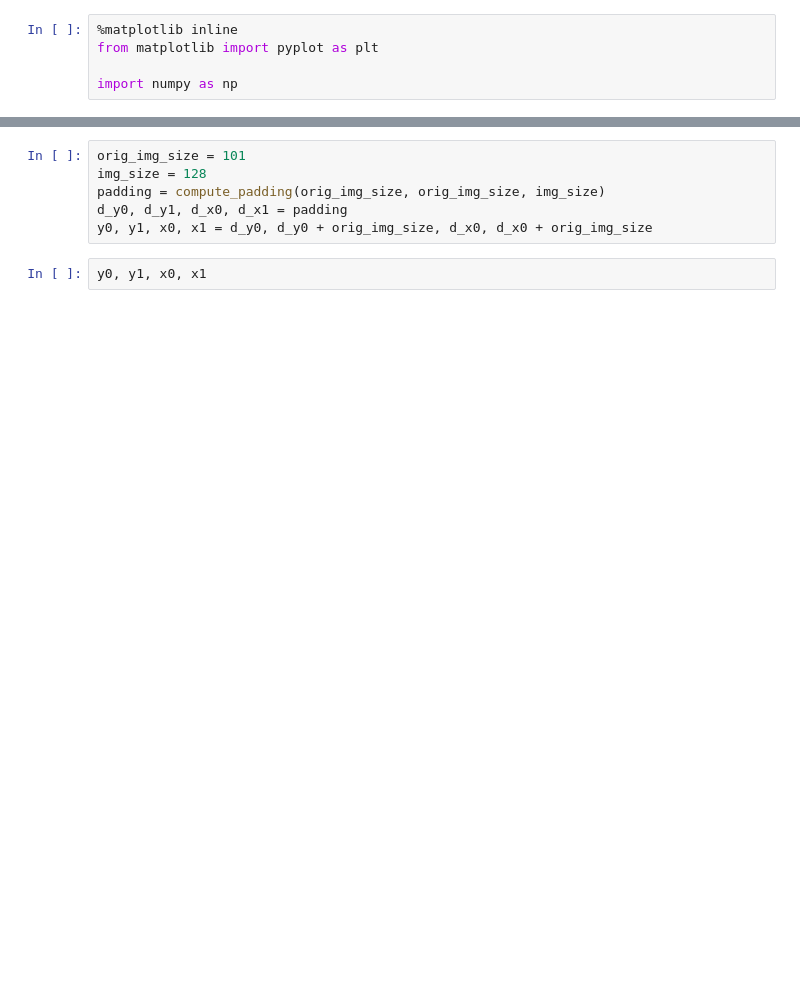
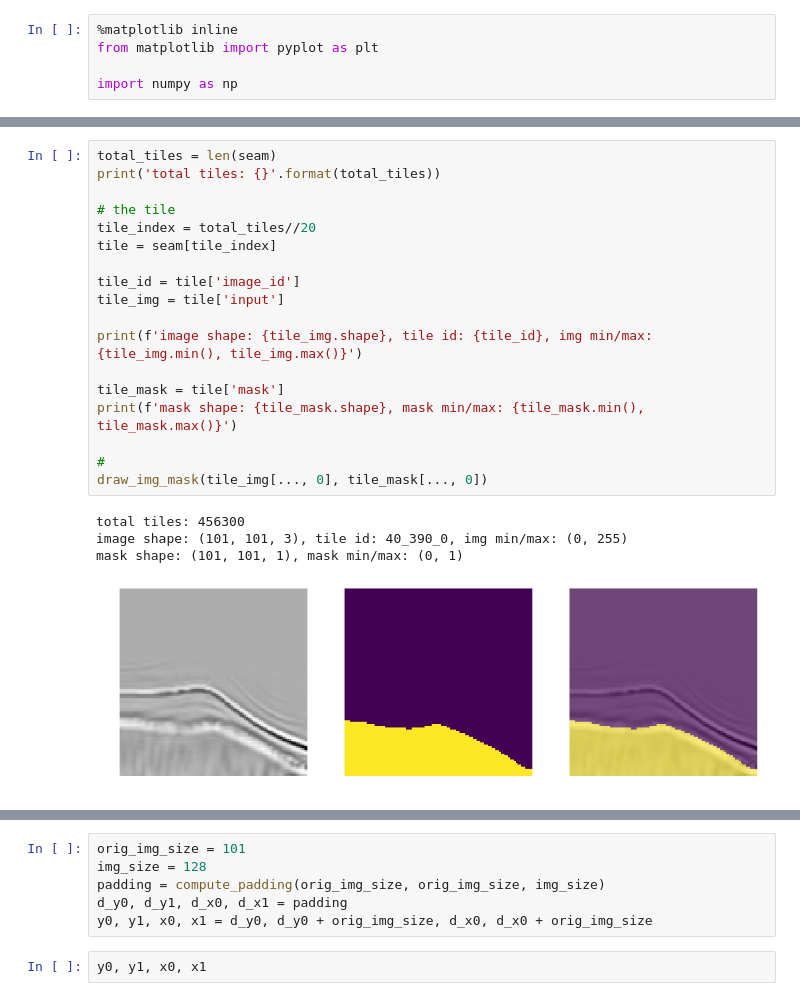
Before and after one commit to lonestar686/pytorch-saltnet, a Jupyter notebook: predict_seam.ipynb, the cells around one changed output, grey strips where cells are left out. Saved outputs shown, nothing was run; the diff lists cells and outputs as text; blank space fills up the shorter version.

```diff
--- a/predict_seam.ipynb
+++ b/predict_seam.ipynb
@@ -91,0 +94,23 @@ image shape: (751, 1001, 876), volume shape: (751, 1001, 876)
+# %%
+total_tiles = len(seam)
+print('total tiles: {}'.format(total_tiles))
+
+# the tile
+tile_index = total_tiles//20
+tile = seam[tile_index]
+
+tile_id = tile['image_id']
+tile_img = tile['input']
+
+print(f'image shape: {tile_img.shape}, tile id: {tile_id}, img min/max: {tile_img.min(), tile_img.max()}')
+
+tile_mask = tile['mask']
+print(f'mask shape: {tile_mask.shape}, mask min/max: {tile_mask.min(), tile_mask.max()}')
+
+#
+draw_img_mask(tile_img[..., 0], tile_mask[..., 0])
+# %% [output]
+total tiles: 456300
+image shape: (101, 101, 3), tile id: 40_390_0, img min/max: (0, 255)
+mask shape: (101, 101, 1), mask min/max: (0, 1)
+[figure, added]
```
Also changed, not shown: parts of 16 cells of this notebook, 3 other files.
